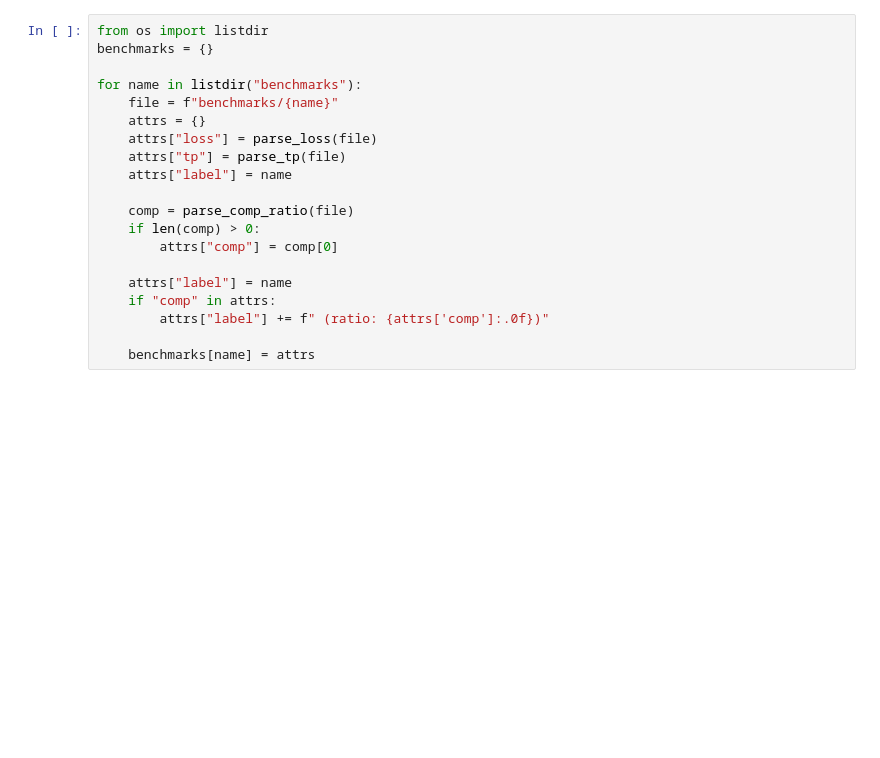
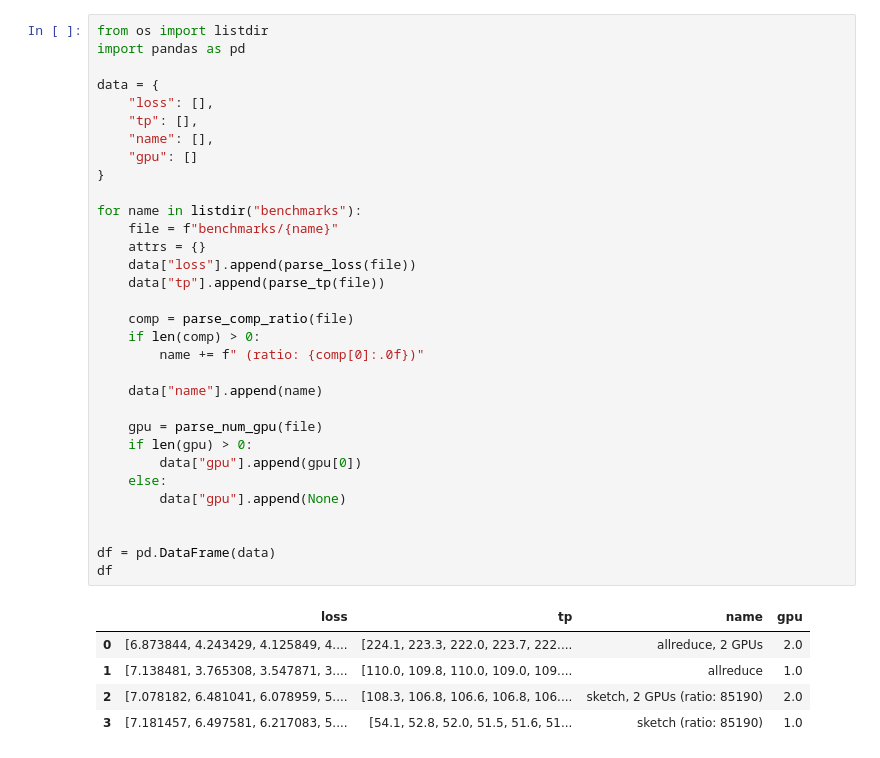
Before and after one commit to mmathys/bagua, a Jupyter notebook: plot/plot.ipynb, the cells around one changed output. Saved outputs shown, nothing was run; the diff lists cells and outputs as text; blank space fills up the shorter version.

```diff
--- a/plot/plot.ipynb
+++ b/plot/plot.ipynb
@@ -24,23 +28,41 @@ def parse_comp_ratio(file):
 # %%
 from os import listdir
-benchmarks = {}
+import pandas as pd
+
+data = {
+    "loss": [],
+    "tp": [],
+    "name": [],
+    "gpu": []
+}
 
 for name in listdir("benchmarks"):
     file = f"benchmarks/{name}"
     attrs = {}
-    attrs["loss"] = parse_loss(file)
-    attrs["tp"] = parse_tp(file)
-    attrs["label"] = name
+    data["loss"].append(parse_loss(file))
+    data["tp"].append(parse_tp(file))
 
     comp = parse_comp_ratio(file)
     if len(comp) > 0:
-        attrs["comp"] = comp[0]
+        name += f" (ratio: {comp[0]:.0f})"
 
-    attrs["label"] = name
-    if "comp" in attrs:
-        attrs["label"] += f" (ratio: {attrs['comp']:.0f})"
+    data["name"].append(name)
 
-    benchmarks[name] = attrs
+    gpu = parse_num_gpu(file)
+    if len(gpu) > 0:
+        data["gpu"].append(gpu[0])
+    else:
+        data["gpu"].append(None)
+
+
+df = pd.DataFrame(data)
+df
+# %% [output]
+|  | loss | tp | name | gpu |
+| 0 | [6.873844, 4.243429, 4.125849, 4.... | [224.1, 223.3, 222.0, 223.7, 222.... | allreduce, 2 GPUs | 2.0 |
+| 1 | [7.138481, 3.765308, 3.547871, 3.... | [110.0, 109.8, 110.0, 109.0, 109.... | allreduce | 1.0 |
+| 2 | [7.078182, 6.481041, 6.078959, 5.... | [108.3, 106.8, 106.6, 106.8, 106.... | sketch, 2 GPUs (ratio: 85190) | 2.0 |
+| 3 | [7.181457, 6.497581, 6.217083, 5.... | [54.1, 52.8, 52.0, 51.5, 51.6, 51... | sketch (ratio: 85190) | 1.0 |
 # %%
 import numpy as np
 import matplotlib.pyplot as plt
```
Also changed, not shown: parts of 3 cells of this notebook.
